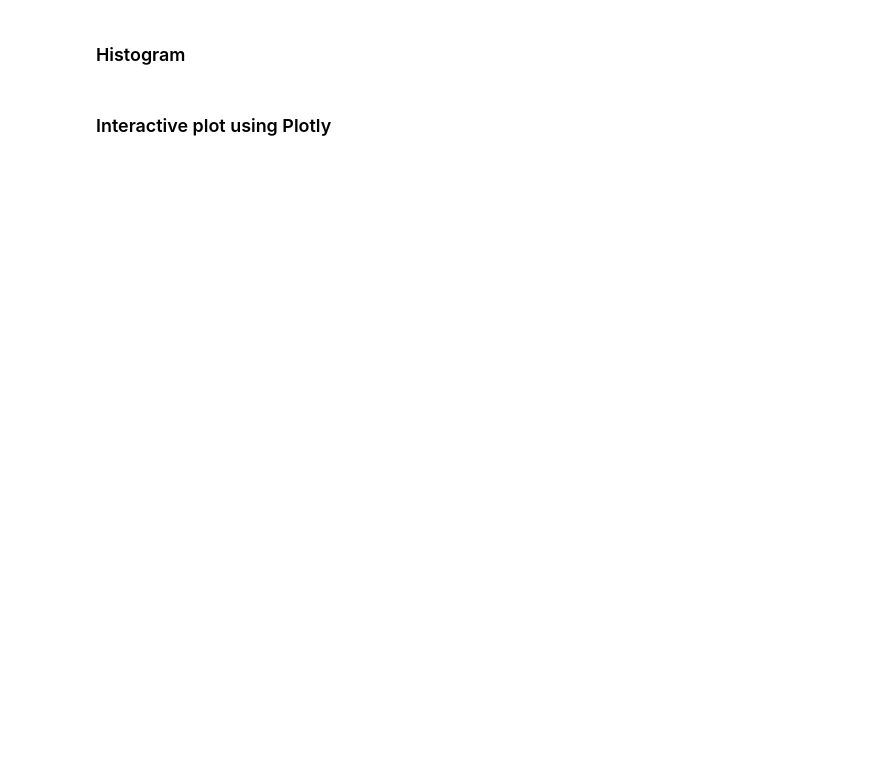
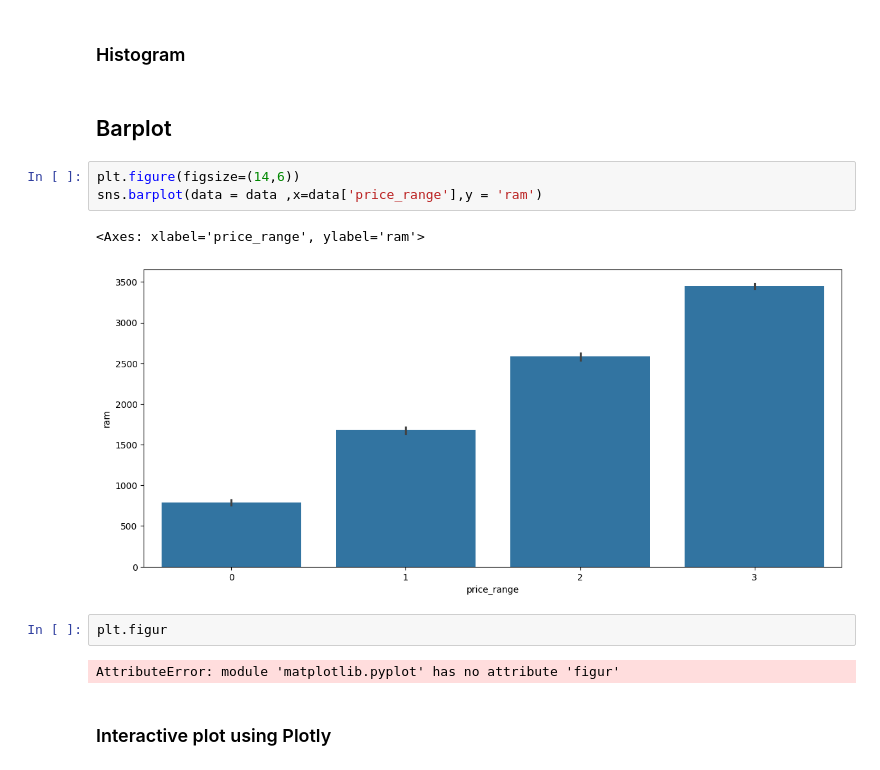
Before and after one commit to munira1413/Masar-, a Jupyter notebook: Project_2ML(Mobile_Price).ipynb, the cells around one changed output. Drawn from its saved outputs; the diff is of its cells as text; blank space fills up the shorter version.

```diff
--- a/Project_2ML(Mobile_Price).ipynb
+++ b/Project_2ML(Mobile_Price).ipynb
@@ -261,4 +309,16 @@ sns.boxplot(x = 'price_range' , y = 'battery_power' ,data=url)
 # %% [markdown]
 ### Histogram
+# %% [markdown]
+## Barplot
+# %%
+plt.figure(figsize=(14,6))
+sns.barplot(data = data ,x=data['price_range'],y = 'ram')
+# %% [output]
+<Axes: xlabel='price_range', ylabel='ram'>
+[figure, added]
+# %%
+plt.figur
+# %% [output]
+AttributeError: module 'matplotlib.pyplot' has no attribute 'figur'
 # %% [markdown]
 ### Interactive plot using Plotly
```
Also changed, not shown: parts of 21 cells of this notebook.
